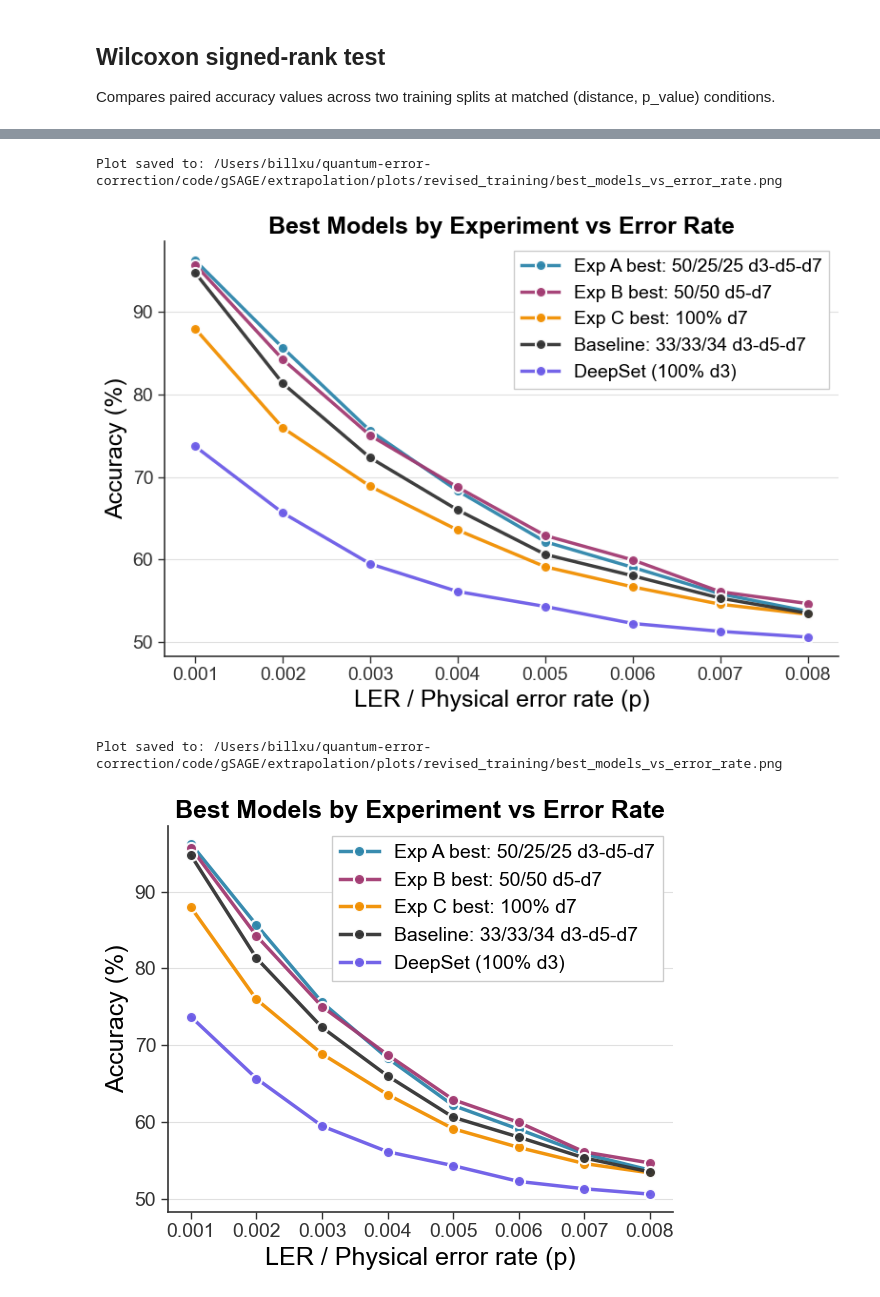
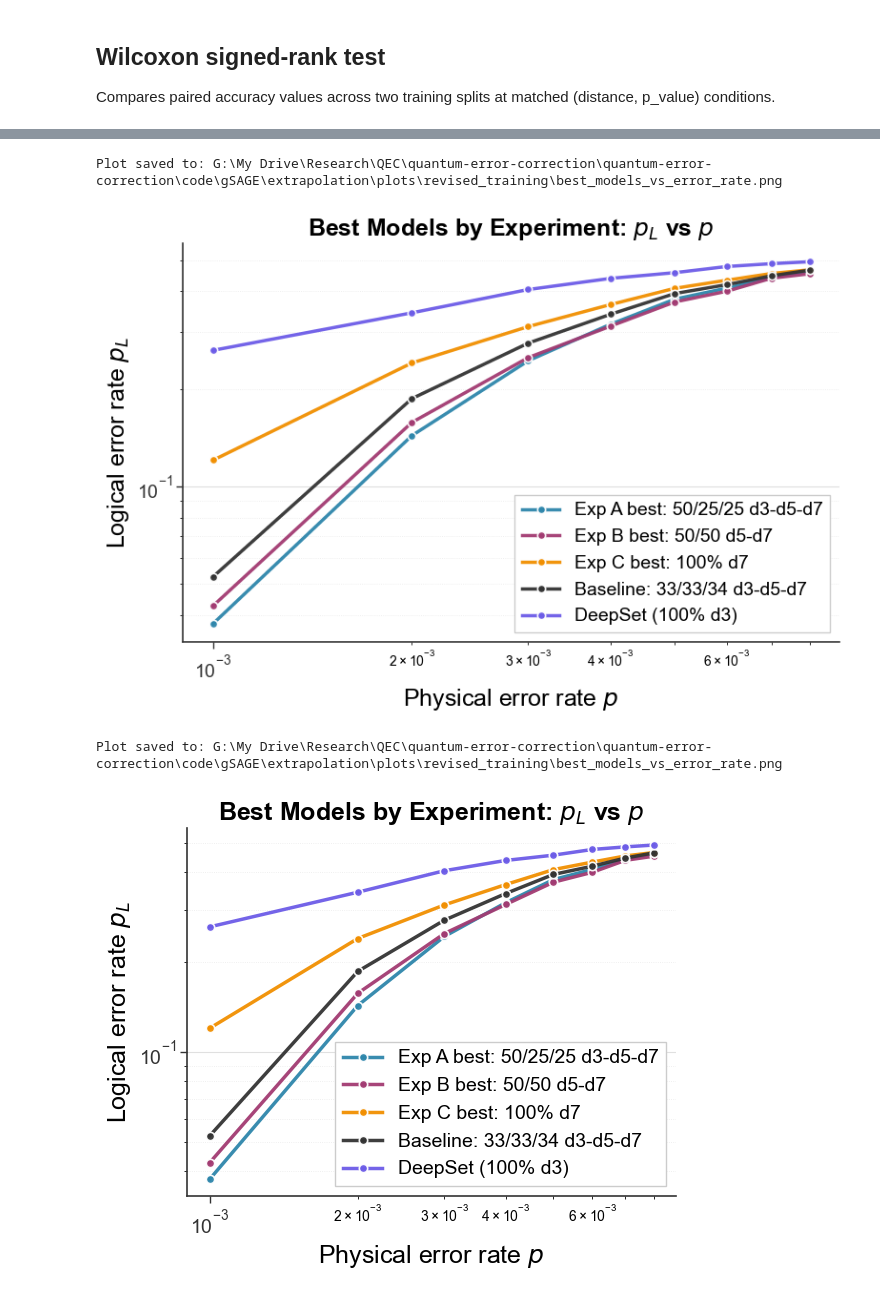
Before and after one commit to billxby/quantum-error-correction, a Jupyter notebook: code/gSAGE/extrapolation/graphing.ipynb, the cells around one changed output, grey strips where cells are left out. Drawn from its saved outputs; the diff is of its cells as text; code cells hidden in the pictures.

```diff
--- a/code/gSAGE/extrapolation/graphing.ipynb
+++ b/code/gSAGE/extrapolation/graphing.ipynb
@@ -364,7 +364,7 @@ models_to_plot = [
     ('DeepSet', f'DeepSet ({_label(best_deepsets_split)})' if best_deepsets_split else 'DeepSet', '#6C5CE7'),
 ]
 
-# Average accuracy over d=9,11,13 for each (model, p_value)
+# p_L = 1 - accuracy vs p on log-log (standard QEC format)
 fig, ax = plt.subplots(figsize=(8, 5.5))
 for split_name, label, color in models_to_plot:
     if split_name not in acc_by_split:
@@ -373,17 +373,23 @@ for split_name, label, color in models_to_plot:
                        (df_results['distance'].isin(TEST_DISTANCES))]
     if len(subset) == 0:
         continue
-    by_p = subset.groupby('p_value')['accuracy'].mean() * 100
-    ax.plot(by_p.index, by_p.values, 'o-', label=label, color=color, linewidth=2.5,
-            markersize=8, markeredgecolor='white', markeredgewidth=1.5, alpha=0.95, zorder=3)
+    by_p = 1.0 - subset.groupby('p_value')['accuracy'].mean()  # → p_L (fraction)
+    # Guard against p_L == 0 (log-axis requires strictly positive values)
+    mask = by_p.values > 0
+    ax.plot(by_p.index[mask], by_p.values[mask], 'o-', label=label, color=color,
+            linewidth=2.5, markersize=6, markeredgecolor='white', markeredgewidth=1.2,
+            alpha=0.95, zorder=3)
 
-ax.set_xlabel('LER / Physical error rate (p)', fontsize=18)
-ax.set_ylabel('Accuracy (%)', fontsize=18)
-ax.set_title('Best Models by Experiment vs Error Rate', fontsize=18, fontweight='bold')
+ax.set_xscale('log')
+ax.set_yscale('log')
+ax.set_xlabel('Physical error rate $p$', fontsize=18)
+ax.set_ylabel('Logical error rate $p_L$', fontsize=18)
+ax.set_title('Best Models by Experiment: $p_L$ vs $p$', fontsize=18, fontweight='bold')
 ax.tick_params(axis='both', labelsize=14, width=1, length=5, colors='#333333')
 ax.legend(fontsize=14, frameon=True, fancybox=False, framealpha=1.0,
-          edgecolor='#cccccc', facecolor='white', loc='upper right')
-ax.grid(True, alpha=0.3, linestyle='-', linewidth=0.8, axis='y', color='#999999')
+          edgecolor='#cccccc', facecolor='white', loc='lower right')
+ax.grid(True, which='major', axis='y', linestyle='-', alpha=0.3, linewidth=0.8, color='#999999')
+ax.grid(True, which='minor', axis='y', linestyle=':', alpha=0.2, linewidth=0.6, color='#999999')
 ax.set_axisbelow(True)
 for spine in ['top', 'right']:
     ax.spines[spine].set_visible(False)
@@ -396,8 +402,8 @@ print(f"Plot saved to: {PLOTS_DIR / 'best_models_vs_error_rate.png'}")
 plt.show()
 plt.close()
 # %% [output]
-Plot saved to: /Users/billxu/quantum-error-correction/code/gSAGE/extrapolation/plots/revised_training/best_models_vs_error_rate.png
+Plot saved to: G:\My Drive\Research\QEC\quantum-error-correction\quantum-error-correction\code\gSAGE\extrapolation\plots\revised_training\best_models_vs_error_rate.png
-[figure, old version]
+[figure, new version]
 # %%
 # Best model per experiment (by mean accuracy over d=9,11,13)
 exp_a_splits = [e[0] for e in exp_a]
@@ -421,41 +427,47 @@ models_to_plot = [
     (best_a, f'Exp A best: {_label(best_a)}', '#2E86AB'),
     (best_b, f'Exp B best: {_label(best_b)}', '#A23B72'),
     (best_c, f'Exp C best: {_label(best_c)}', '#F18F01'),
     (baseline_split, f'Baseline: {_label(baseline_split)}', '#333333'),
     ('DeepSet', f'DeepSet ({_label(best_deepsets_split)})' if best_deepsets_split else 'DeepSet', '#6C5CE7'),
 ]
 
-# Average accuracy over d=9,11,13 for each (model, p_value)
+# p_L = 1 - accuracy vs p on log-log (standard QEC format)
 fig, ax = plt.subplots(figsize=(6, 5))
 for split_name, label, color in models_to_plot:
     if split_name not in acc_by_split:
         continue
     subset = df_results[(df_results['split_name'] == split_name) &
                        (df_results['distance'].isin(TEST_DISTANCES))]
     if len(subset) == 0:
         continue
-    by_p = subset.groupby('p_value')['accuracy'].mean() * 100
-    ax.plot(by_p.index, by_p.values, 'o-', label=label, color=color, linewidth=2.5,
-            markersize=8, markeredgecolor='white', markeredgewidth=1.5, alpha=0.95, zorder=3)
+    by_p = 1.0 - subset.groupby('p_value')['accuracy'].mean()  # → p_L (fraction)
+    # Guard against p_L == 0 (log-axis requires strictly positive values)
+    mask = by_p.values > 0
+    ax.plot(by_p.index[mask], by_p.values[mask], 'o-', label=label, color=color,
+            linewidth=2.5, markersize=6, markeredgecolor='white', markeredgewidth=1.2,
+            alpha=0.95, zorder=3)
 
-ax.set_xlabel('LER / Physical error rate (p)', fontsize=18)
-ax.set_ylabel('Accuracy (%)', fontsize=18)
-ax.set_title('Best Models by Experiment vs Error Rate', fontsize=18, fontweight='bold')
+ax.set_xscale('log')
+ax.set_yscale('log')
+ax.set_xlabel('Physical error rate $p$', fontsize=18)
+ax.set_ylabel('Logical error rate $p_L$', fontsize=18)
+ax.set_title('Best Models by Experiment: $p_L$ vs $p$', fontsize=18, fontweight='bold')
 ax.tick_params(axis='both', labelsize=14, width=1, length=5, colors='#333333')
 ax.legend(fontsize=14, frameon=True, fancybox=False, framealpha=1.0,
-          edgecolor='#cccccc', facecolor='white', loc='upper right')
-ax.grid(True, alpha=0.3, linestyle='-', linewidth=0.8, axis='y', color='#999999')
+          edgecolor='#cccccc', facecolor='white', loc='lower right')
+ax.grid(True, which='major', axis='y', linestyle='-', alpha=0.3, linewidth=0.8, color='#999999')
+ax.grid(True, which='minor', axis='y', linestyle=':', alpha=0.2, linewidth=0.6, color='#999999')
 ax.set_axisbelow(True)
 for spine in ['top', 'right']:
     ax.spines[spine].set_visible(False)
 for spine in ['bottom', 'left']:
     ax.spines[spine].set_linewidth(1.2)
     ax.spines[spine].set_edgecolor('#333333')
 plt.tight_layout()
 plt.savefig(PLOTS_DIR / "best_models_vs_error_rate.png", dpi=300, bbox_inches='tight')
 print(f"Plot saved to: {PLOTS_DIR / 'best_models_vs_error_rate.png'}")
 plt.show()
 plt.close()
 # %% [output]
-Plot saved to: /Users/billxu/quantum-error-correction/code/gSAGE/extrapolation/plots/revised_training/best_models_vs_error_rate.png
+Plot saved to: G:\My Drive\Research\QEC\quantum-error-correction\quantum-error-correction\code\gSAGE\extrapolation\plots\revised_training\best_models_vs_error_rate.png
-[figure, old version]
+[figure, new version]
```
Also changed, not shown: parts of 2 cells of this notebook, 12 other files.
